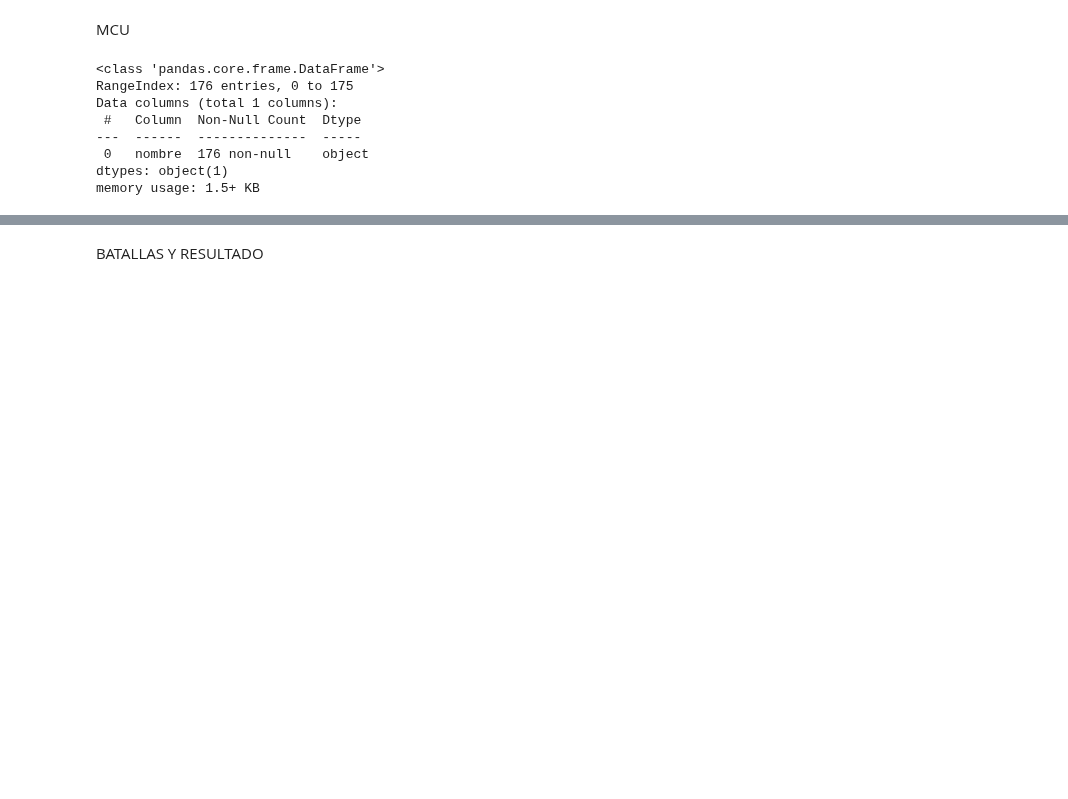
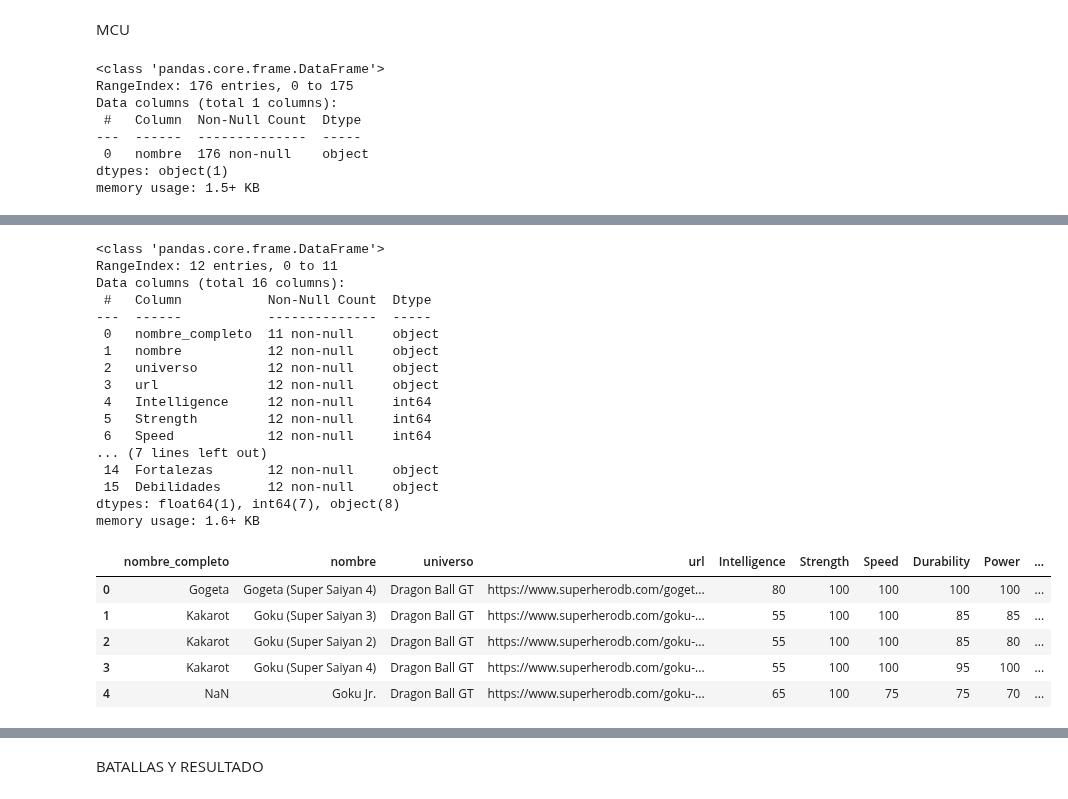
Before and after one commit to Lokhy87/Proyecto-Machine-Learning, a Jupyter notebook: dataset.ipynb, the cells around one changed output, grey strips where cells are left out. Saved outputs shown, nothing was run; the diff lists cells and outputs as text; code cells hidden in the pictures; blank space fills up the shorter version.

```diff
--- a/dataset.ipynb
+++ b/dataset.ipynb
@@ -1336,0 +1339,3 @@ memory usage: 22.1+ KB
+# %%
+# Dragon ball GT
+db_df = pd.read_csv('./data/Dragon_ball_GT.csv')
@@ -1336,0 +1413,40 @@ memory usage: 22.1+ KB
+# %%
+# Asignar fortalezas y debilidades
+def assign_strenghs_weaknesses_DB_GT(row):
+    hero_name = row['nombre']
+    if hero_name in strengths_weaknesses_DB:
+        return pd.Series([
+            strengths_weaknesses_DB[hero_name]['Fortalezas'],
+            strengths_weaknesses_DB[hero_name]['Debilidades']
+        ])
+    else:
+        return pd.Series([['Desconocido'], ['Desconocido']])
+# %%
+db_df[['Fortalezas', 'Debilidades']] = db_df.apply(assign_strenghs_weaknesses_DB_GT, axis = 1)
+# %%
+db_df.info()
+db_df.head()
+# %% [output]
+<class 'pandas.core.frame.DataFrame'>
+RangeIndex: 12 entries, 0 to 11
+Data columns (total 16 columns):
+ #   Column           Non-Null Count  Dtype
+---  ------           --------------  -----
+ 0   nombre_completo  11 non-null     object
+ 1   nombre           12 non-null     object
+ 2   universo         12 non-null     object
+ 3   url              12 non-null     object
+ 4   Intelligence     12 non-null     int64
+ 5   Strength         12 non-null     int64
+ 6   Speed            12 non-null     int64
+... (7 lines left out)
+ 14  Fortalezas       12 non-null     object
+ 15  Debilidades      12 non-null     object
+dtypes: float64(1), int64(7), object(8)
+memory usage: 1.6+ KB
+|  | nombre_completo | nombre | universo | url | Intelligence | Strength | Speed | Durability | Power | ... |
+| 0 | Gogeta | Gogeta (Super Saiyan 4) | Dragon Ball GT | https://www.superherodb.com/goget... | 80 | 100 | 100 | 100 | 100 | ... |
+| 1 | Kakarot | Goku (Super Saiyan 3) | Dragon Ball GT | https://www.superherodb.com/goku-... | 55 | 100 | 100 | 85 | 85 | ... |
+| 2 | Kakarot | Goku (Super Saiyan 2) | Dragon Ball GT | https://www.superherodb.com/goku-... | 55 | 100 | 100 | 85 | 80 | ... |
+| 3 | Kakarot | Goku (Super Saiyan 4) | Dragon Ball GT | https://www.superherodb.com/goku-... | 55 | 100 | 100 | 95 | 100 | ... |
+| 4 | NaN | Goku Jr. | Dragon Ball GT | https://www.superherodb.com/goku-... | 65 | 100 | 75 | 75 | 70 | ... |
```
Also changed, not shown: parts of 11 cells of this notebook, 1 other file.
